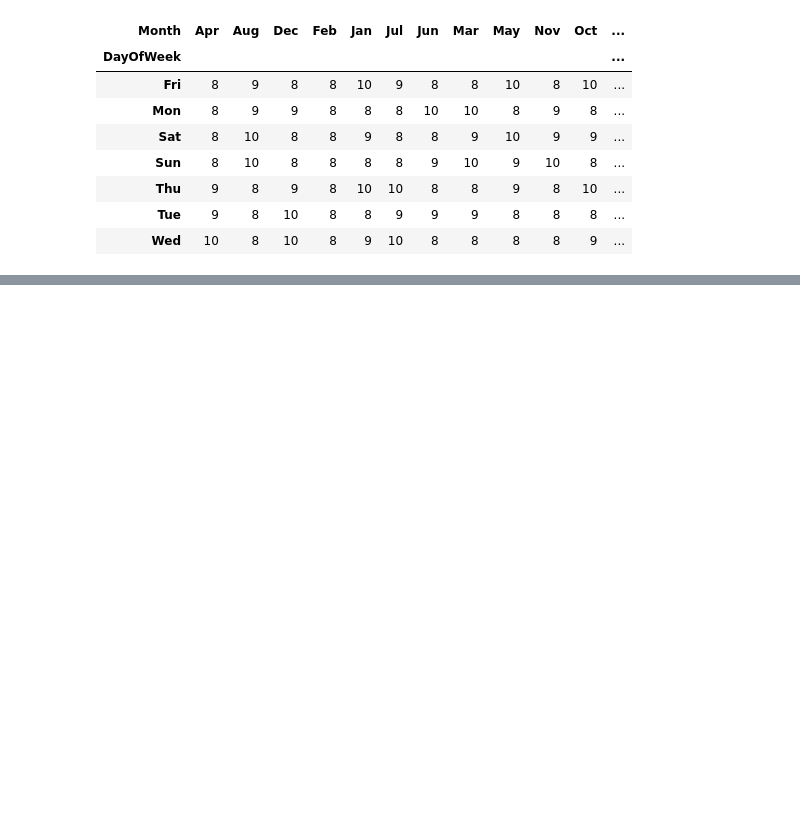
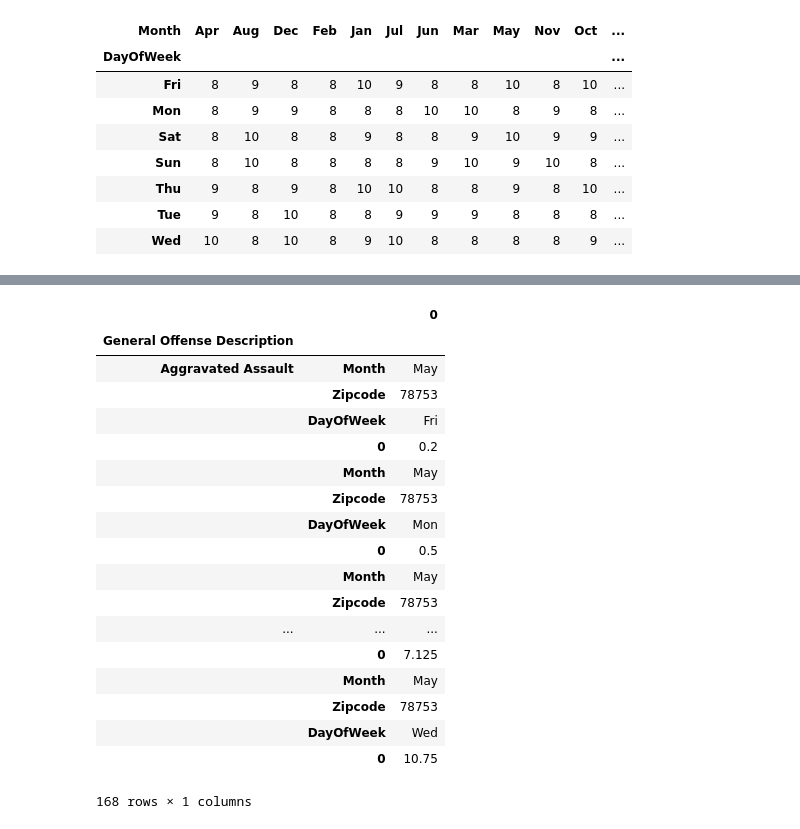
Before and after one commit to sxzhu/mis381_project, a Jupyter notebook: Exploratory_Template-model.ipynb, the cells around one changed output, grey strips where cells are left out. Saved outputs shown, nothing was run; the diff lists cells and outputs as text; code cells hidden in the pictures; blank space fills up the shorter version.

```diff
--- a/Exploratory_Template-model.ipynb
+++ b/Exploratory_Template-model.ipynb
@@ -150,0 +171,26 @@ final[:30]
+# %%
+final2 = pd.DataFrame((result/test).unstack()).reset_index()
+final2 = final2[final2['Zipcode']=='78753'].set_index('General Offense Description')
+final2 = final2[final2['Month']=='May']
+final3 = pd.DataFrame(final2.stack())
+final3
+# %% [output]
+|  |  | 0 |
+| General Offense Description |  |  |
+| Aggravated Assault | Month | May |
+|  | Zipcode | 78753 |
+|  | DayOfWeek | Fri |
+|  | 0 | 0.2 |
+|  | Month | May |
+|  | Zipcode | 78753 |
+|  | DayOfWeek | Mon |
+|  | 0 | 0.5 |
+|  | Month | May |
+|  | Zipcode | 78753 |
+| ... | ... | ... |
+|  | 0 | 7.125 |
+|  | Month | May |
+|  | Zipcode | 78753 |
+|  | DayOfWeek | Wed |
+|  | 0 | 10.75 |
+168 rows × 1 columns
```
Also changed, not shown: parts of 5 cells of this notebook.
